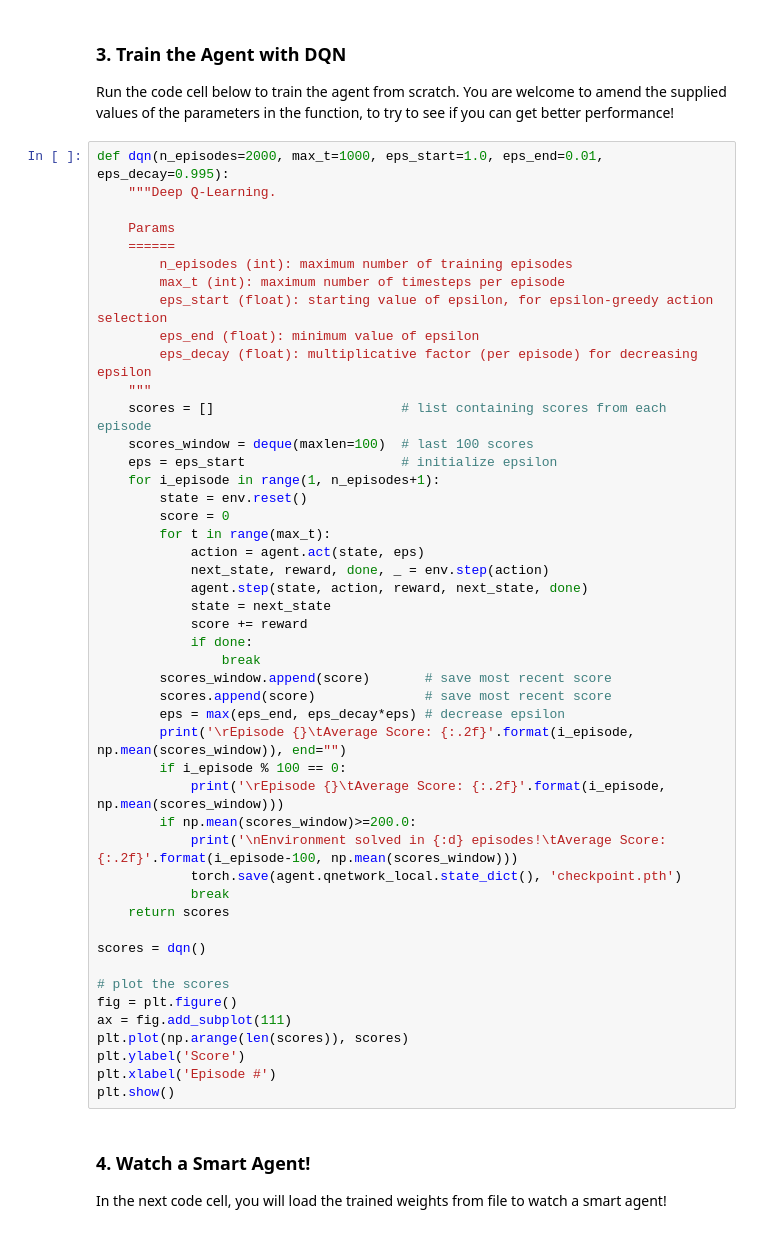
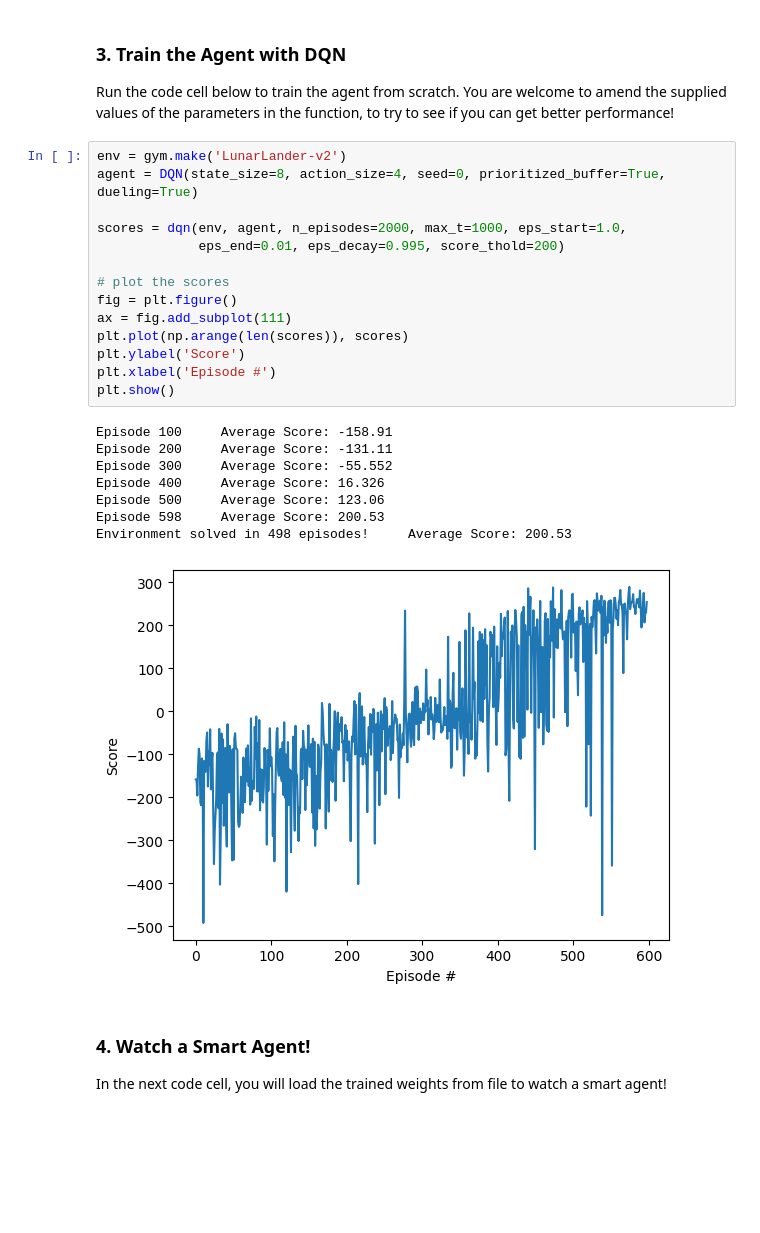
Before and after one commit to samlopezruiz/deep-reinforcement-learning, a Jupyter notebook: dqn/exercise/Deep_Q_Network.ipynb, the cells around one changed output. Saved outputs shown, nothing was run; the diff lists cells and outputs as text; blank space fills up the shorter version.

```diff
--- a/dqn/exercise/Deep_Q_Network.ipynb
+++ b/dqn/exercise/Deep_Q_Network.ipynb
@@ -48,53 +54,29 @@ env.close()
 ### 3. Train the Agent with DQN
 
 Run the code cell below to train the agent from scratch.  You are welcome to amend the supplied values of the parameters in the function, to try to see if you can get better performance!
-# %%
-def dqn(n_episodes=2000, max_t=1000, eps_start=1.0, eps_end=0.01, eps_decay=0.995):
-    """Deep Q-Learning.
-
-    Params
-    ======
-        n_episodes (int): maximum number of training episodes
-        max_t (int): maximum number of timesteps per episode
-        eps_start (float): starting value of epsilon, for epsilon-greedy action selection
-        eps_end (float): minimum value of epsilon
-        eps_decay (float): multiplicative factor (per episode) for decreasing epsilon
-    """
-    scores = []                        # list containing scores from each episode
-    scores_window = deque(maxlen=100)  # last 100 scores
-    eps = eps_start                    # initialize epsilon
-    for i_episode in range(1, n_episodes+1):
-        state = env.reset()
-        score = 0
-        for t in range(max_t):
-            action = agent.act(state, eps)
-            next_state, reward, done, _ = env.step(action)
-            agent.step(state, action, reward, next_state, done)
-            state = next_state
-            score += reward
-            if done:
-                break
-        scores_window.append(score)       # save most recent score
-        scores.append(score)              # save most recent score
-        eps = max(eps_end, eps_decay*eps) # decrease epsilon
-        print('\rEpisode {}\tAverage Score: {:.2f}'.format(i_episode, np.mean(scores_window)), end="")
-        if i_episode % 100 == 0:
-            print('\rEpisode {}\tAverage Score: {:.2f}'.format(i_episode, np.mean(scores_window)))
-        if np.mean(scores_window)>=200.0:
-            print('\nEnvironment solved in {:d} episodes!\tAverage Score: {:.2f}'.format(i_episode-100, np.mean(scores_window)))
-            torch.save(agent.qnetwork_local.state_dict(), 'checkpoint.pth')
-            break
-    return scores
-
-scores = dqn()
-
-# plot the scores
-fig = plt.figure()
-ax = fig.add_subplot(111)
-plt.plot(np.arange(len(scores)), scores)
-plt.ylabel('Score')
-plt.xlabel('Episode #')
-plt.show()
+# %%
+env = gym.make('LunarLander-v2')
+agent = DQN(state_size=8, action_size=4, seed=0, prioritized_buffer=True, dueling=True)
+
+scores = dqn(env, agent, n_episodes=2000, max_t=1000, eps_start=1.0,
+             eps_end=0.01, eps_decay=0.995, score_thold=200)
+
+# plot the scores
+fig = plt.figure()
+ax = fig.add_subplot(111)
+plt.plot(np.arange(len(scores)), scores)
+plt.ylabel('Score')
+plt.xlabel('Episode #')
+plt.show()
+# %% [output]
+Episode 100     Average Score: -158.91
+Episode 200     Average Score: -131.11
+Episode 300     Average Score: -55.552
+Episode 400     Average Score: 16.326
+Episode 500     Average Score: 123.06
+Episode 598     Average Score: 200.53
+Environment solved in 498 episodes!     Average Score: 200.53
+[figure, added]
 # %% [markdown]
 ### 4. Watch a Smart Agent!
 
```
Also changed, not shown: parts of 5 cells of this notebook, 5 other files.
